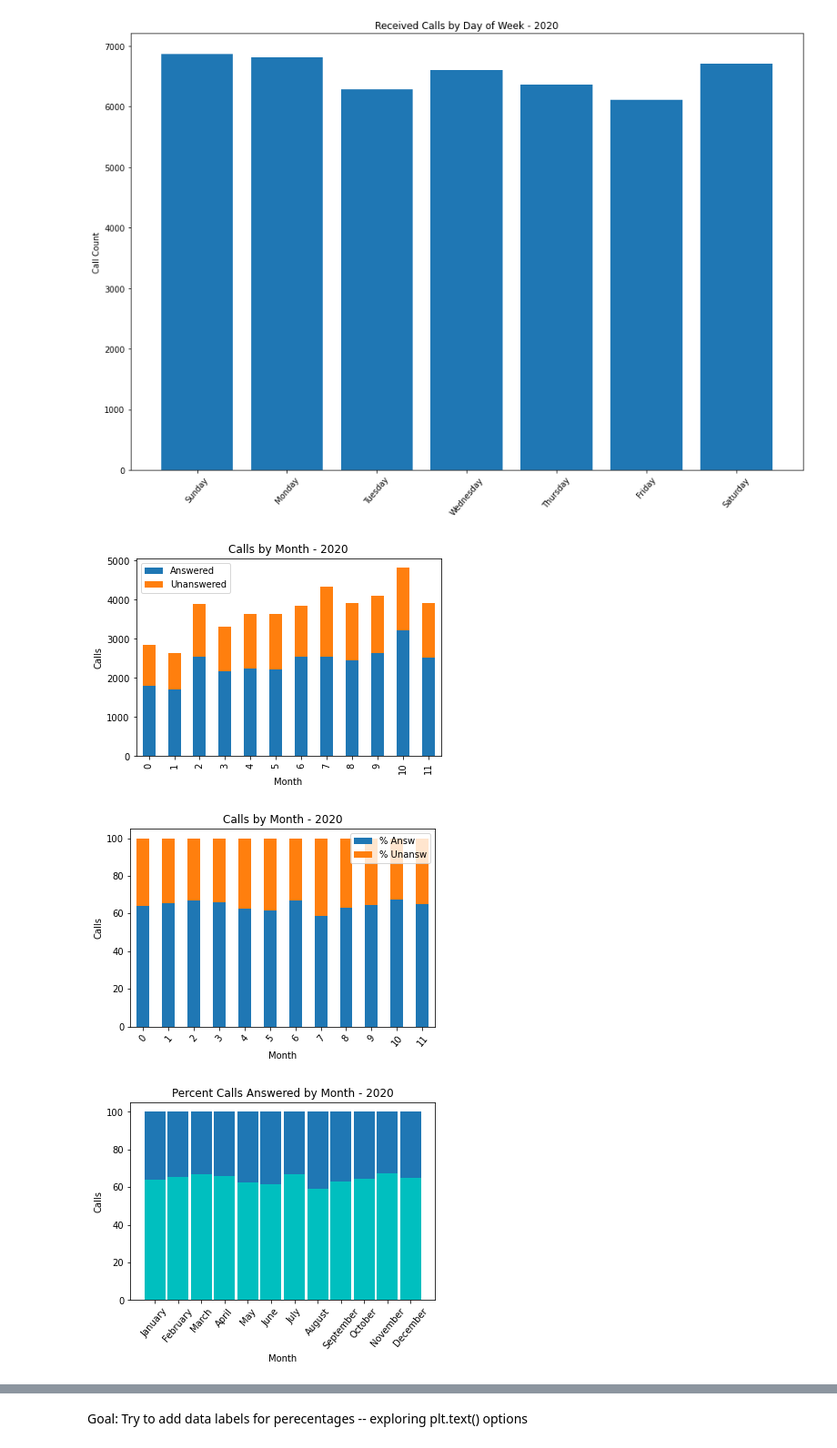
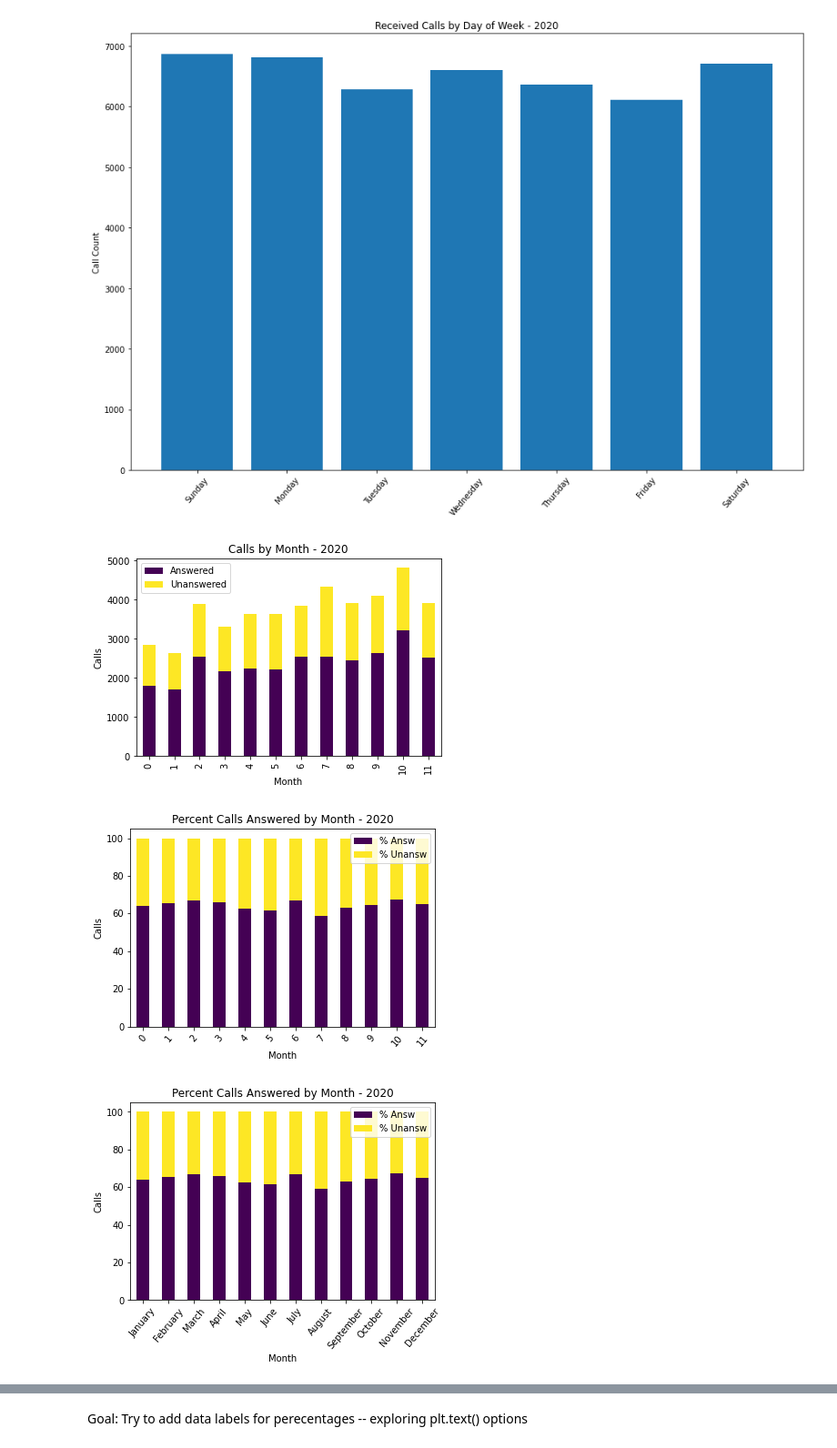
Before and after one commit to NSS-Data-Analytics-Cohort-6/fcs-crisis-sailing-the-seaborn, a Jupyter notebook: notebook/fcs_crisis_calls.ipynb, the cells around one changed output, grey strips where cells are left out. Shown at 91% size. Cells and saved outputs as stored; diff of their text form; code cells hidden in the pictures.

```diff
--- a/notebook/fcs_crisis_calls.ipynb
+++ b/notebook/fcs_crisis_calls.ipynb
@@ -396,41 +498,42 @@ plt.show()
 # %% [output]
 [figure]
 # %%
-month_dist_2020[['Answered','Unanswered']].plot(kind='bar', stacked=True)
+month_dist_2020[['Answered','Unanswered']].plot(kind='bar', stacked=True, cmap="viridis")
 plt.title("Calls by Month - 2020")
 plt.xlabel("Month")
 plt.ylabel("Calls");
 # %% [output]
-[figure, old version]
+[figure, new version]
 # %%
 w = 0.9
 
-month_dist_2020[['% Answ','% Unansw']].plot(kind='bar', stacked=True)
+month_dist_2020[['% Answ','% Unansw']].plot(kind='bar', cmap = 'viridis',stacked=True)
 #plt.bar(month_dist_2020['Month'], month_dist_2020['% Answ'], w)
 #plt.bar(month_dist_2020['Month'], month_dist_2020['% Unansw'], w, bottom= month_dist_2020['% Unansw'])
-plt.title("Calls by Month - 2020")
+plt.title("Percent Calls Answered by Month - 2020")
 plt.xlabel("Month")
 plt.ylabel("Calls")
 plt.xticks(rotation=50)
 plt.show()
 # %% [output]
-[figure, old version]
+[figure, new version]
 # %%
 #used percentages to help normalize the data
 
 w = 0.9
 
+month_dist_2020.plot(x='Month', y=['% Answ','% Unansw'], cmap = 'viridis', kind = 'bar', stacked = True)
 
-plt.bar(month_dist_2020['Month'], month_dist_2020['% Answ'], w, color = 'c', label = '% Answered')
-plt.bar(month_dist_2020['Month'], month_dist_2020['% Unansw'], w, label = '% Unanswered', bottom= month_dist_2020['% Answ'])
+#plt.bar(month_dist_2020['Month'], month_dist_2020['% Answ'], w, label = '% Answered')
+#plt.bar(month_dist_2020['Month'], month_dist_2020['% Unansw'], w, label = '% Unanswered', bottom= month_dist_2020['% Answ'])
 plt.title("Percent Calls Answered by Month - 2020")
 plt.xlabel("Month")
 plt.ylabel("Calls")
 plt.xticks(rotation=50)
 #plt.legend()
 plt.show()
 # %% [output]
-[figure, old version]
+[figure, new version]
 # %%
 w = 0.9
 
```
Also changed, not shown: parts of 17 cells of this notebook.
